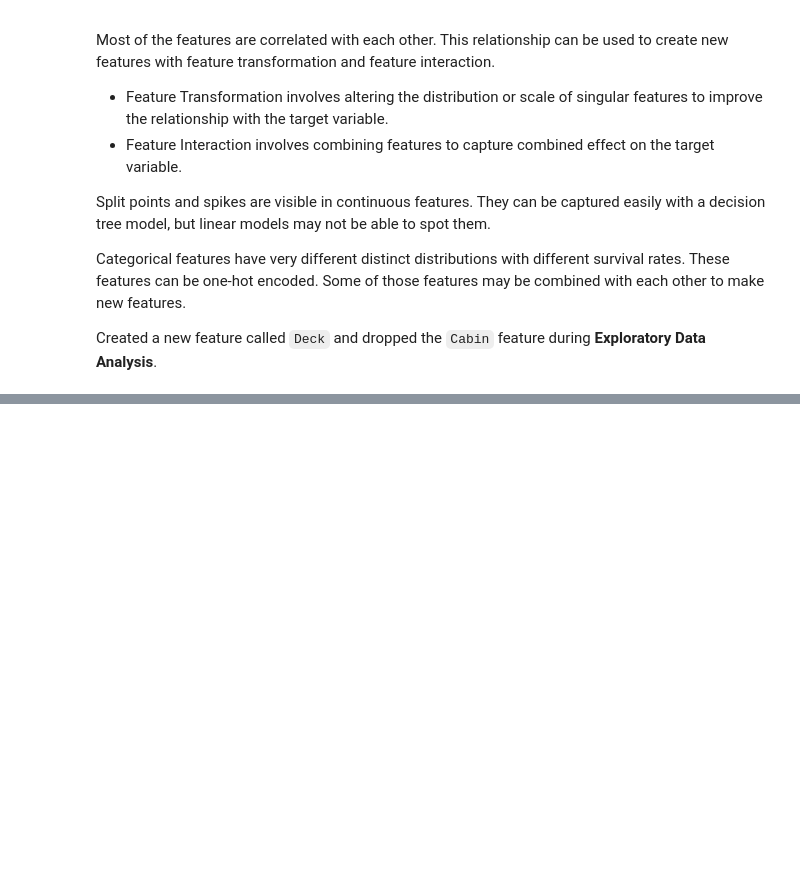
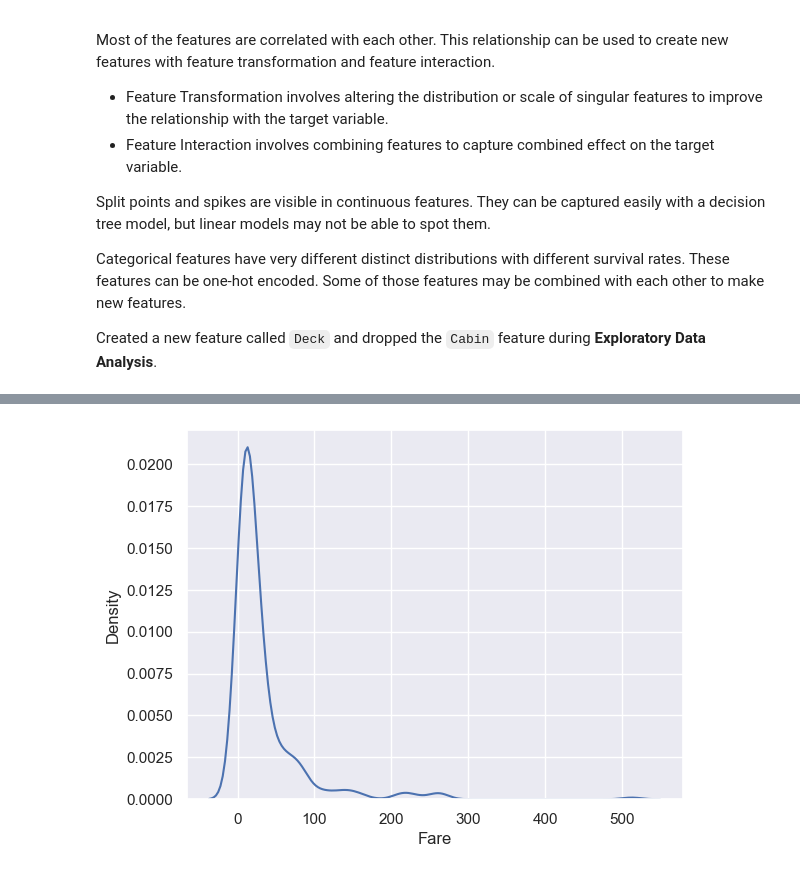
Before and after one commit to subtlewow/kaggle_comps, a Jupyter notebook: titanic/titanic.ipynb, the cells around one changed output, grey strips where cells are left out. Saved outputs shown, nothing was run; the diff lists cells and outputs as text; code cells hidden in the pictures; blank space fills up the shorter version.

```diff
--- a/titanic/titanic.ipynb
+++ b/titanic/titanic.ipynb
@@ -854,0 +867,5 @@ df_all.head()
+# %%
+sns.distplot(df_all.Fare, hist=False)
+plt.show()
+# %% [output]
+[figure, added]
```
Also changed, not shown: parts of 15 cells of this notebook.
